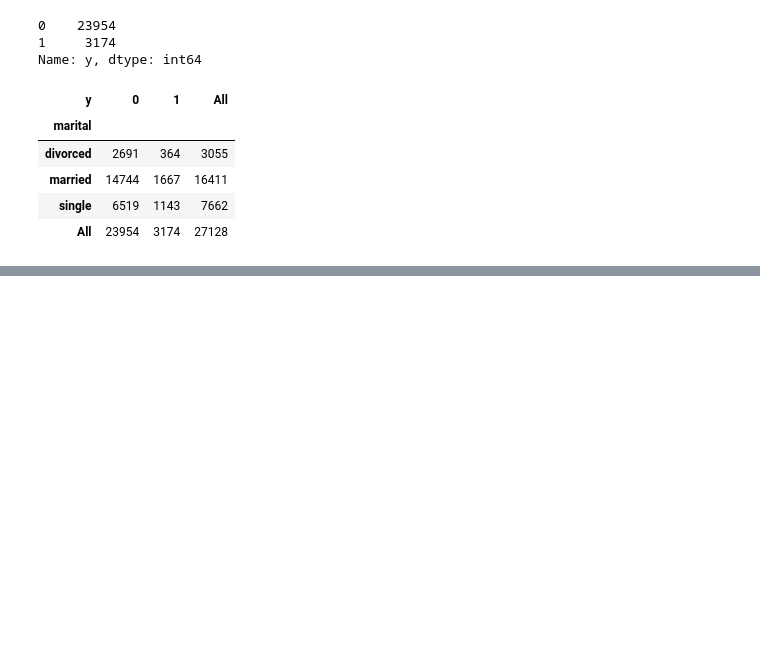
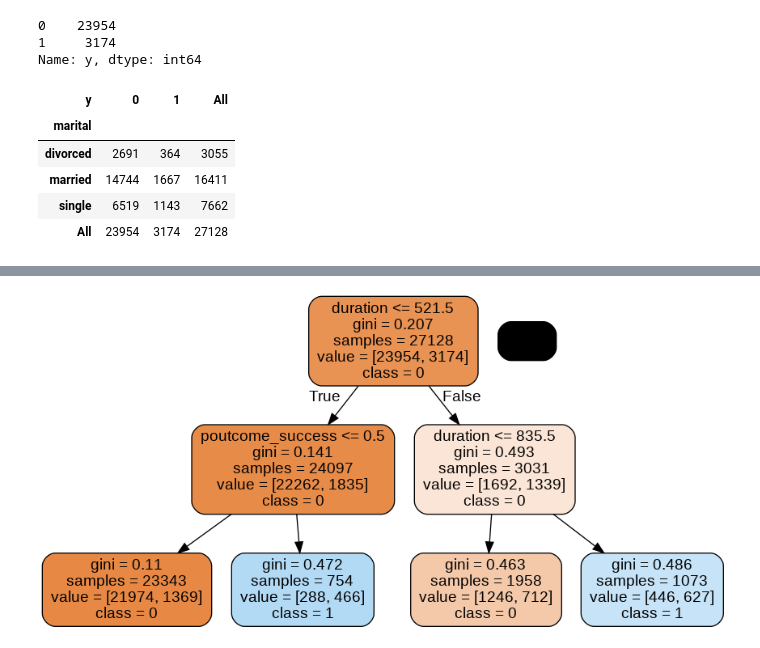
Before and after one commit to umanari145/python_ai, a Jupyter notebook: zero_kara_data_case02.ipynb, the cells around one changed output, grey strips where cells are left out. Drawn from its saved outputs; the diff is of its cells as text; code cells hidden in the pictures; blank space fills up the shorter version.

```diff
--- a/zero_kara_data_case02.ipynb
+++ b/zero_kara_data_case02.ipynb
@@ -112,0 +177,14 @@ pd.crosstab(train["marital"], train["y"], margins=True)
+# %%
+## 決定木
+## 基本的な２択を繰り返していくことで判別、回帰を行う
+## パラメーター調整が下手だと過学習をしやすい
+
+# graphvixは元々入っているっぽい
+from graphviz import Digraph
+from sklearn.tree import DecisionTreeClassifier as DT
+from sklearn.tree import export_graphviz
+import pydotplus
+from IPython.display import Image
+
+trainX = train.iloc[:, 0:17]
+trainX.head()
@@ -112,0 +198,7 @@ pd.crosstab(train["marital"], train["y"], margins=True)
+# %%
+trainY = train["y"]
+# %%
+testX = test.copy();
+# dummy変数によるフラグ化
+trainX = pd.get_dummies(trainX)
+testX = pd.get_dummies(testX)
@@ -112,0 +219,8 @@ pd.crosstab(train["marital"], train["y"], margins=True)
+# %%
+clf1 = DT(max_depth=2, min_samples_leaf= 500)
+clf1.fit(trainX, trainY)
+export_graphviz(clf1, out_file="tree.dot", feature_names=trainX.columns, class_names=["0","1"], filled=True, rounded=True)
+g = pydotplus.graph_from_dot_file(path="tree.dot")
+Image(g.create_png())
+# %% [output]
+[figure, added]
```
Also changed, not shown: parts of 10 cells of this notebook.
